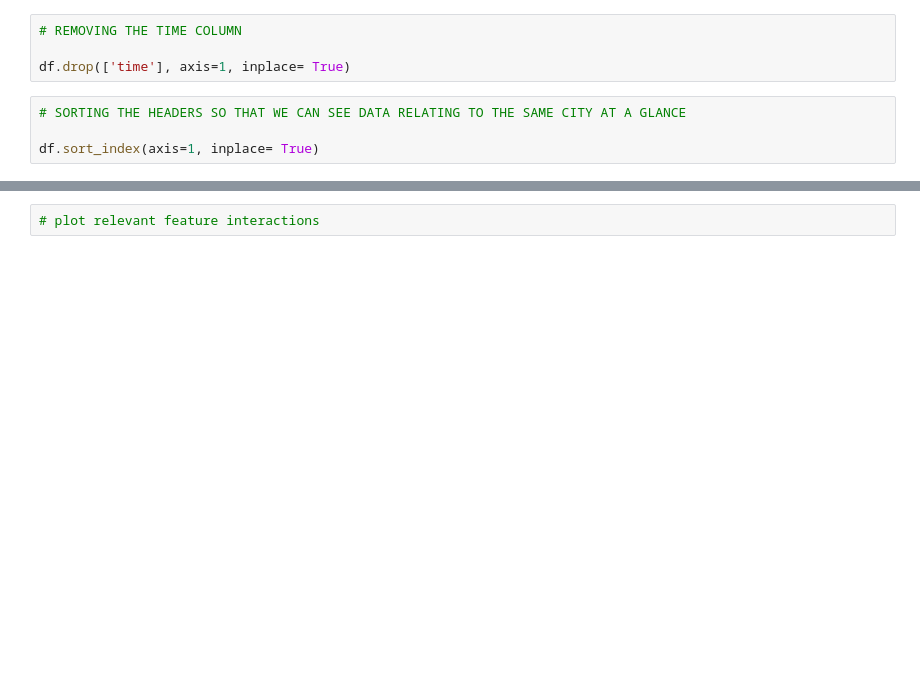
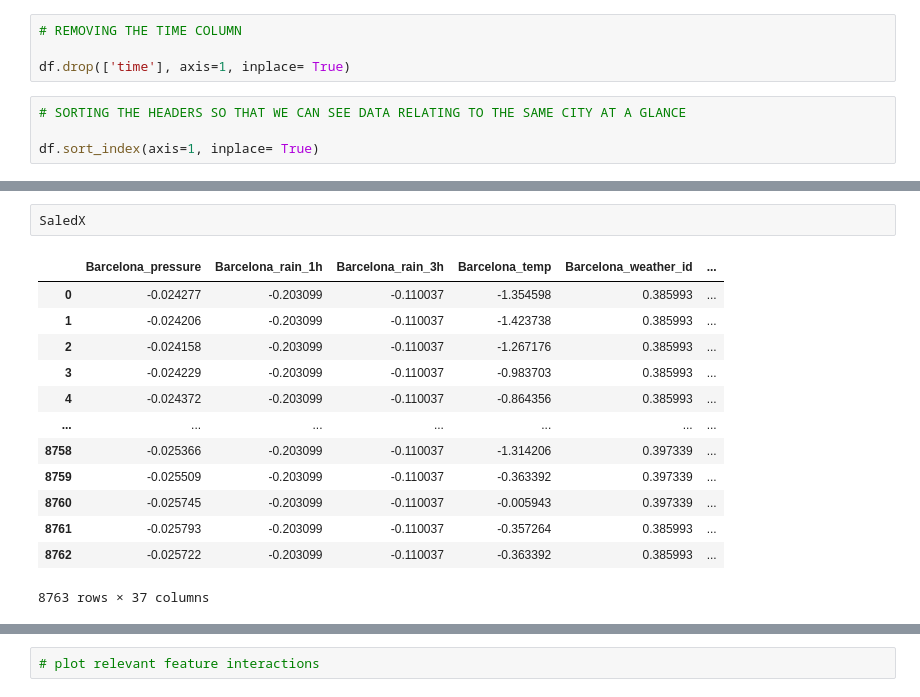
Before and after one commit to muheezokunade/-2207ACDS_TeamNM1, a Jupyter notebook: starter-notebook.ipynb, the cells around one changed output, grey strips where cells are left out. Cells and saved outputs as stored; diff of their text form; blank space fills up the shorter version.

```diff
--- a/starter-notebook.ipynb
+++ b/starter-notebook.ipynb
@@ -259,0 +335,16 @@ df.corr()
+# %%
+SaledX
+# %% [output]
+|  | Barcelona_pressure | Barcelona_rain_1h | Barcelona_rain_3h | Barcelona_temp | Barcelona_weather_id | ... |
+| 0 | -0.024277 | -0.203099 | -0.110037 | -1.354598 | 0.385993 | ... |
+| 1 | -0.024206 | -0.203099 | -0.110037 | -1.423738 | 0.385993 | ... |
+| 2 | -0.024158 | -0.203099 | -0.110037 | -1.267176 | 0.385993 | ... |
+| 3 | -0.024229 | -0.203099 | -0.110037 | -0.983703 | 0.385993 | ... |
+| 4 | -0.024372 | -0.203099 | -0.110037 | -0.864356 | 0.385993 | ... |
+| ... | ... | ... | ... | ... | ... | ... |
+| 8758 | -0.025366 | -0.203099 | -0.110037 | -1.314206 | 0.397339 | ... |
+| 8759 | -0.025509 | -0.203099 | -0.110037 | -0.363392 | 0.397339 | ... |
+| 8760 | -0.025745 | -0.203099 | -0.110037 | -0.005943 | 0.397339 | ... |
+| 8761 | -0.025793 | -0.203099 | -0.110037 | -0.357264 | 0.385993 | ... |
+| 8762 | -0.025722 | -0.203099 | -0.110037 | -0.363392 | 0.385993 | ... |
+8763 rows × 37 columns
```
Also changed, not shown: parts of 21 cells of this notebook.
